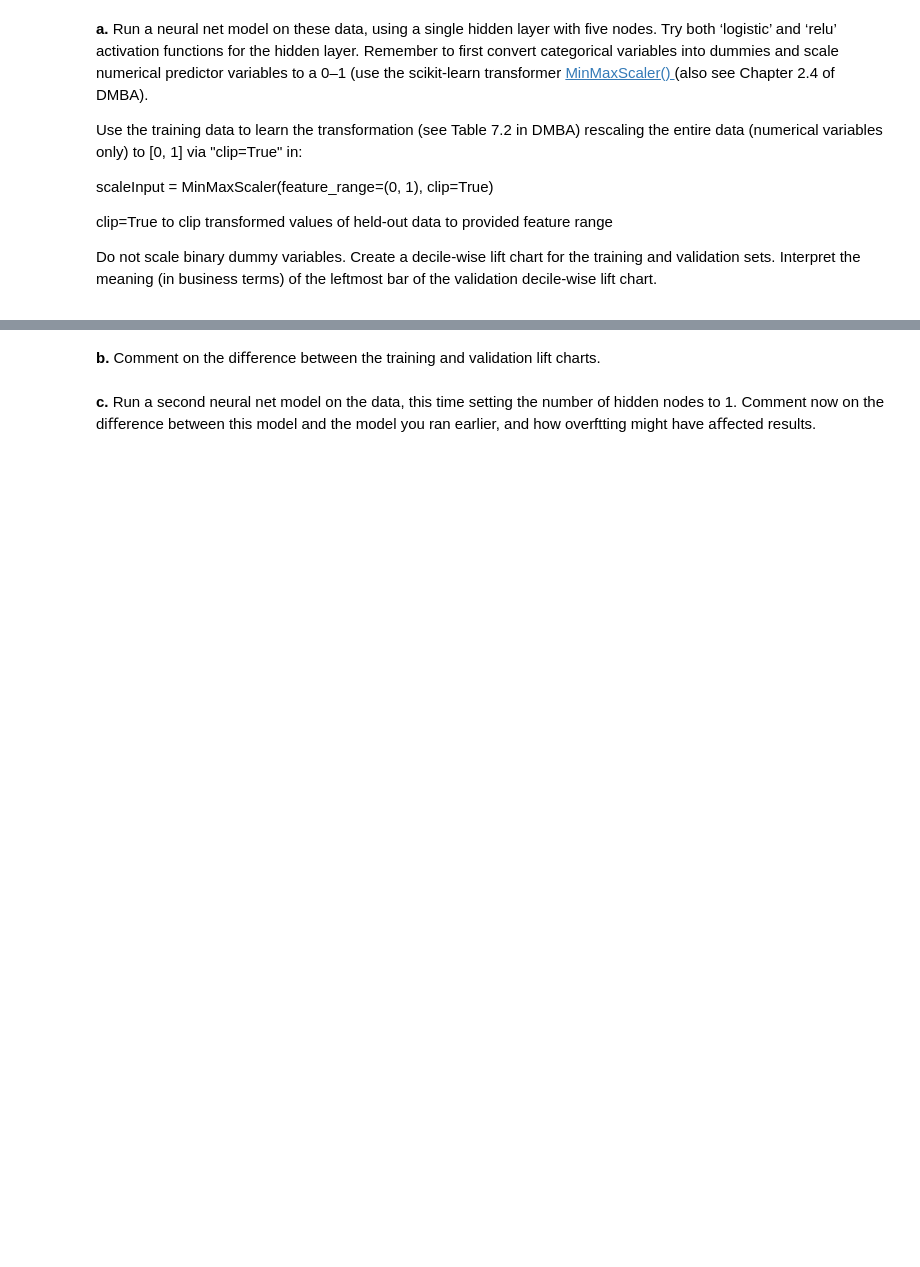
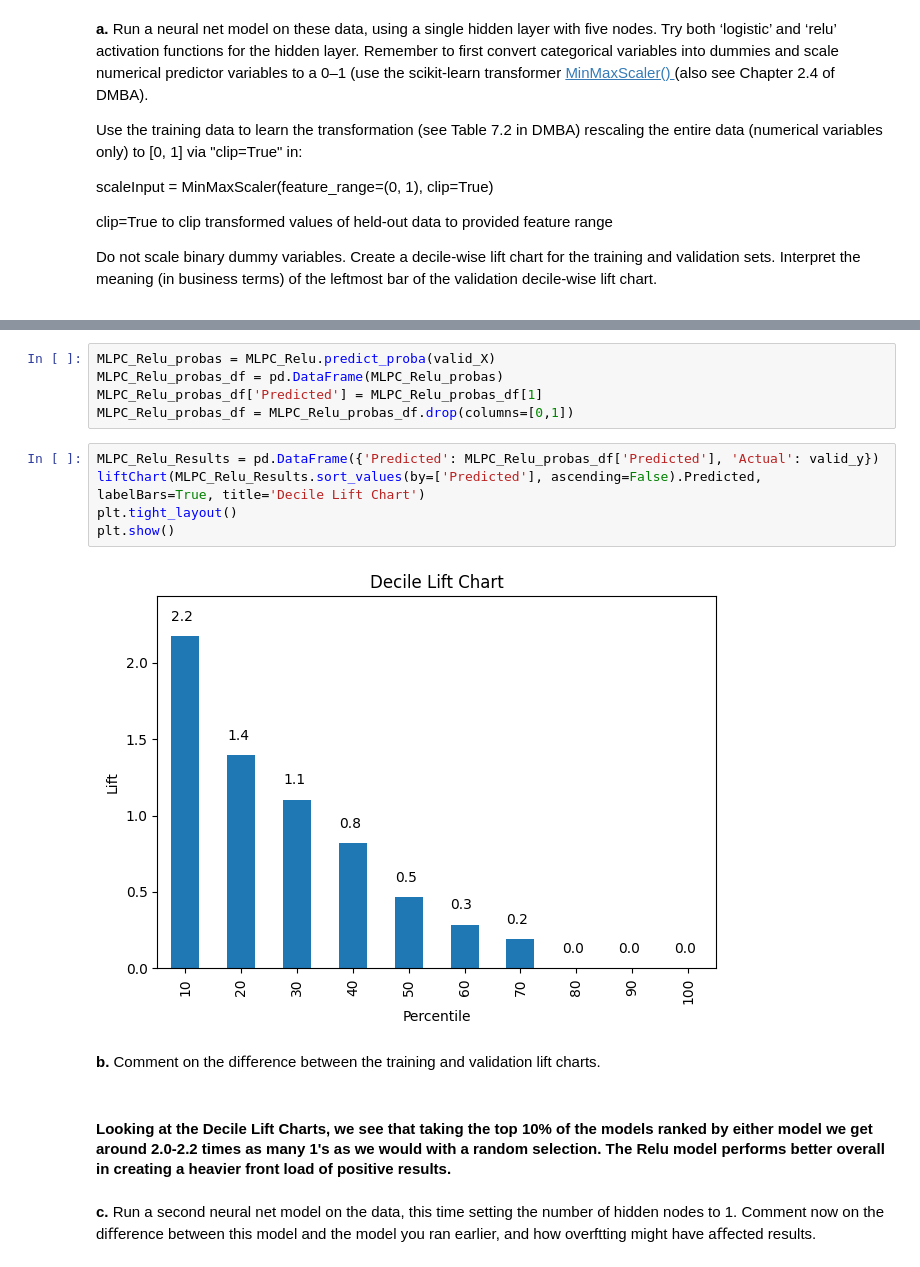
Before and after one commit to wolfesamk/MSBA-207, a Jupyter notebook: Homework/MSBA 207 Chapter 11.ipynb, the cells around one changed output, grey strips where cells are left out. Cells and saved outputs as stored; diff of their text form; blank space fills up the shorter version.

```diff
--- a/Homework/MSBA 207 Chapter 11.ipynb
+++ b/Homework/MSBA 207 Chapter 11.ipynb
@@ -88,4 +229,18 @@ dtype: object
+# %%
+MLPC_Relu_probas = MLPC_Relu.predict_proba(valid_X)
+MLPC_Relu_probas_df = pd.DataFrame(MLPC_Relu_probas)
+MLPC_Relu_probas_df['Predicted'] = MLPC_Relu_probas_df[1]
+MLPC_Relu_probas_df = MLPC_Relu_probas_df.drop(columns=[0,1])
+# %%
+MLPC_Relu_Results = pd.DataFrame({'Predicted': MLPC_Relu_probas_df['Predicted'], 'Actual': valid_y})
+liftChart(MLPC_Relu_Results.sort_values(by=['Predicted'], ascending=False).Predicted, labelBars=True, title='Decile Lift Chart')
+plt.tight_layout()
+plt.show()
+# %% [output]
+[figure, added]
 # %% [markdown]
 __b.__ Comment on the diﬀerence between the training and validation lift charts.
+# %% [markdown]
+#### Looking at the Decile Lift Charts, we see that taking the top 10% of the models ranked by either model we get around 2.0-2.2 times as many 1's as we would with a random selection. The Relu model performs better overall in creating a heavier front load of positive results.
 # %% [markdown]
 __c.__ Run a second neural net model on the data, this time setting the number of hidden nodes to 1. Comment now on the diﬀerence between this model and the model you ran earlier, and how overftting might have aﬀected results.
```
Also changed, not shown: parts of 52 cells of this notebook.
